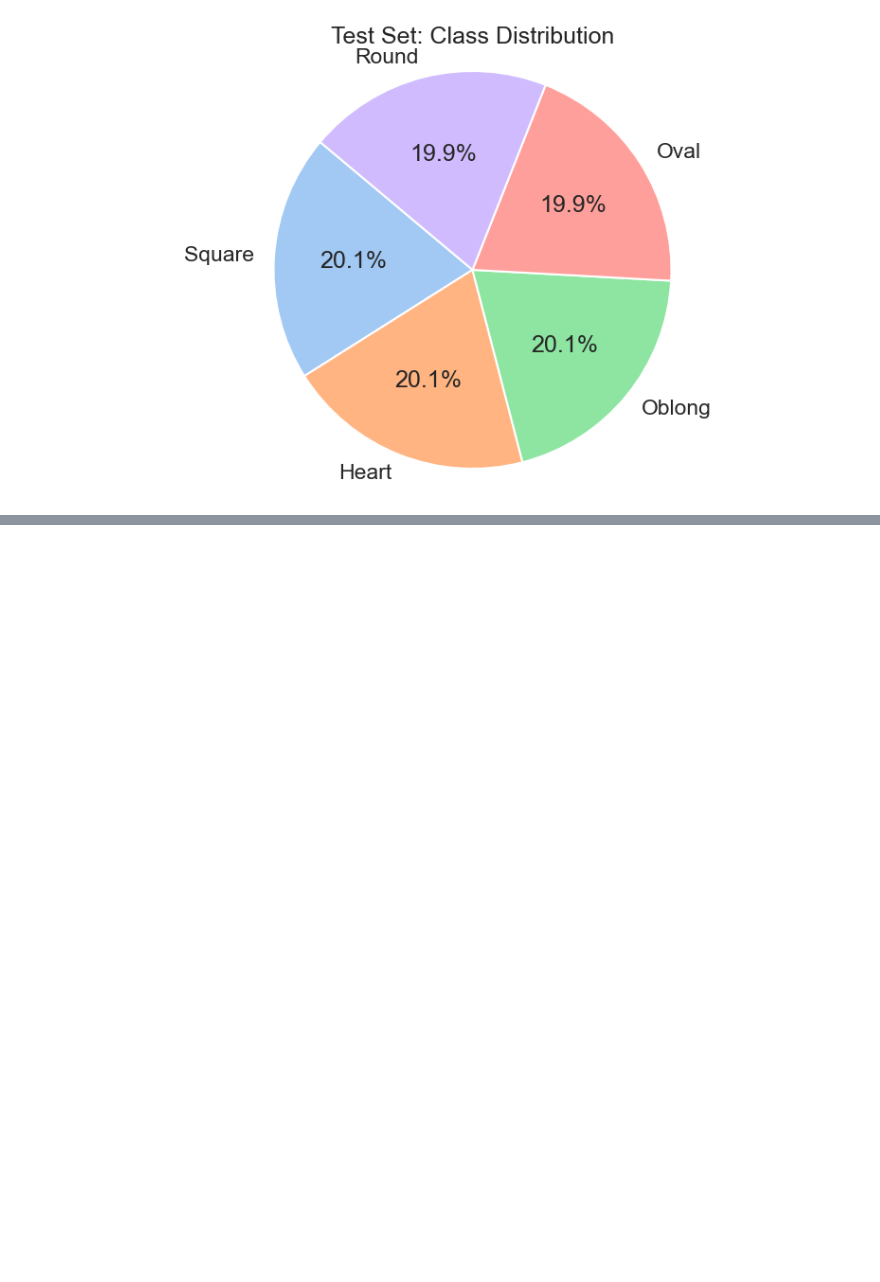
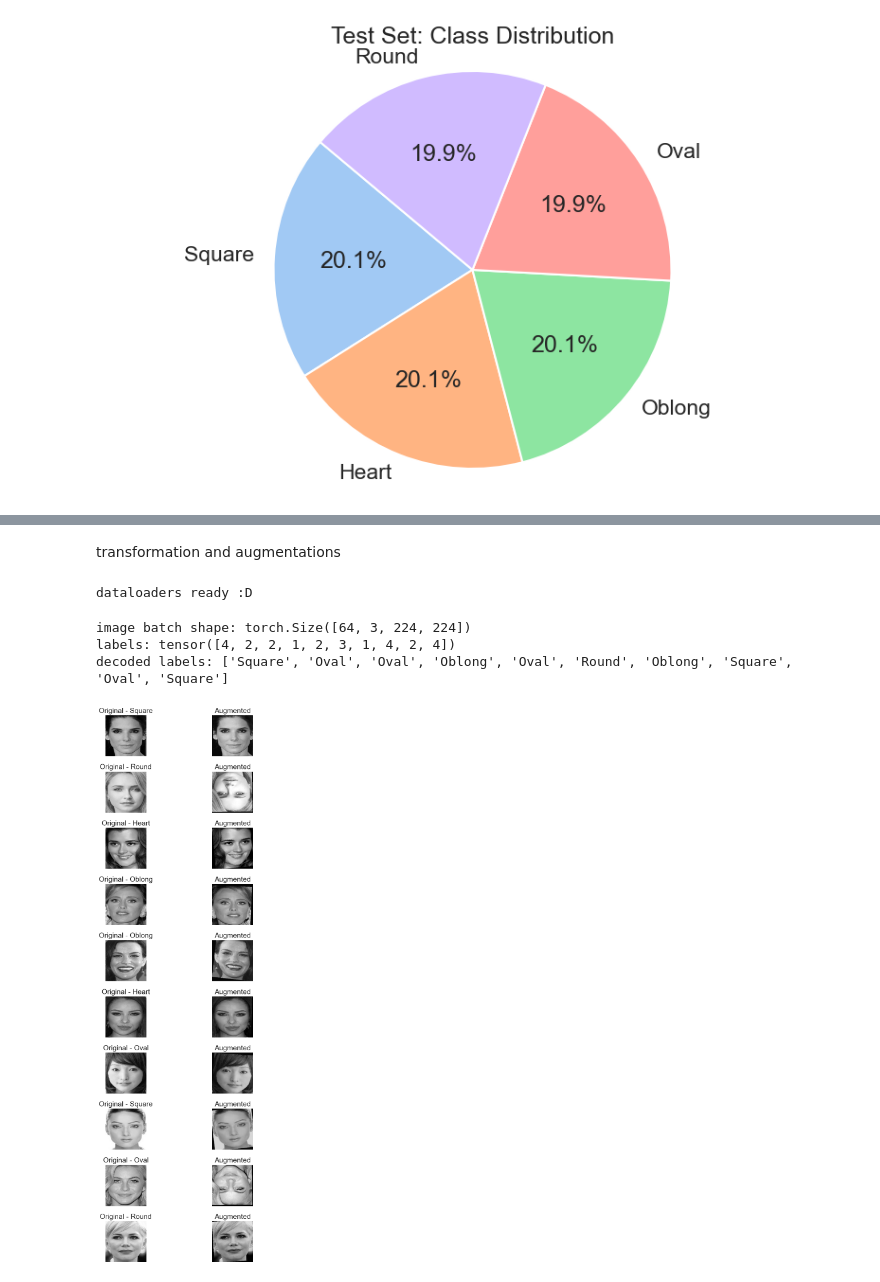
Before and after one commit to Sepide-naderi/eyeglasses_recommandation, a Jupyter notebook: face_shape_classification.ipynb, the cells around one changed output, grey strips where cells are left out. Cells and saved outputs as stored; diff of their text form; code cells hidden in the pictures; blank space fills up the shorter version.

Commit message:
augmentation on pics + creating CNN model using torch

```diff
--- a/face_shape_classification.ipynb
+++ b/face_shape_classification.ipynb
@@ -242,0 +243,2 @@ for cls in unique_classes:
+# %% [markdown]
+transformation and augmentations
@@ -242,0 +330,67 @@ for cls in unique_classes:
+# %%
+train_loader, val_loader, test_loader, idx_to_label = get_dataloaders()
+print('dataloaders ready :D')
+# %% [output]
+dataloaders ready :D
+# %%
+#preview first batch
+images, labels = next(iter(train_loader))
+print(f'image batch shape: {images.shape}')
+print(f'labels: {labels[:10]}')
+print(f'decoded labels: {[idx_to_label[int(lbl)] for lbl in labels[:10]]}')
+# %% [output]
+image batch shape: torch.Size([64, 3, 224, 224])
+labels: tensor([4, 2, 2, 1, 2, 3, 1, 4, 2, 4])
+decoded labels: ['Square', 'Oval', 'Oval', 'Oblong', 'Oval', 'Round', 'Oblong', 'Square', 'Oval', 'Square']
+# %%
+# Use existing config
+
+IMAGE_SIZE = 224
+CSV_PATH = "train_data.csv"
+
+# Define transforms
+original_transform = transforms.Compose([
+    transforms.Resize((IMAGE_SIZE, IMAGE_SIZE))
+])
+
+# existing augmentation pipeline
+augmented_transform = transforms.Compose([
+    transforms.Resize((IMAGE_SIZE, IMAGE_SIZE)),
+    transforms.RandomHorizontalFlip(p=0.5),
+    transforms.RandomVerticalFlip(p=0.2),
+    transforms.RandomAffine(degrees=10, translate=(0.05, 0.05)),
+    transforms.ColorJitter(brightness=0.15, contrast=0.15, saturation=0.1, hue=0.02),
+    transforms.RandomGrayscale(p=0.05),
+    transforms.GaussianBlur(kernel_size=3, sigma=(0.1, 1.0)),
+])
+
+# Load and sample data
+df = pd.read_csv(CSV_PATH)
+sample_df = df.sample(n=10, random_state=42).reset_index(drop=True)
+
+# Show original vs augmented
+plt.figure(figsize=(10, 20))
+for i, row in sample_df.iterrows():
+    img_path = row['filepath']
+    label = row['label']
+    img = Image.open(img_path).convert("RGB")
+
+    original = original_transform(img)
+    augmented = augmented_transform(img)
+
+    # Original
+    plt.subplot(10, 2, 2 * i + 1)
+    plt.imshow(original)
+    plt.title(f"Original - {label}")
+    plt.axis("off")
+
+    # Augmented
+    plt.subplot(10, 2, 2 * i + 2)
+    plt.imshow(augmented)
+    plt.title("Augmented")
+    plt.axis("off")
+
+plt.tight_layout()
+plt.show()
+# %% [output]
+[figure, added]
```
Also changed, not shown: parts of 8 cells of this notebook.
